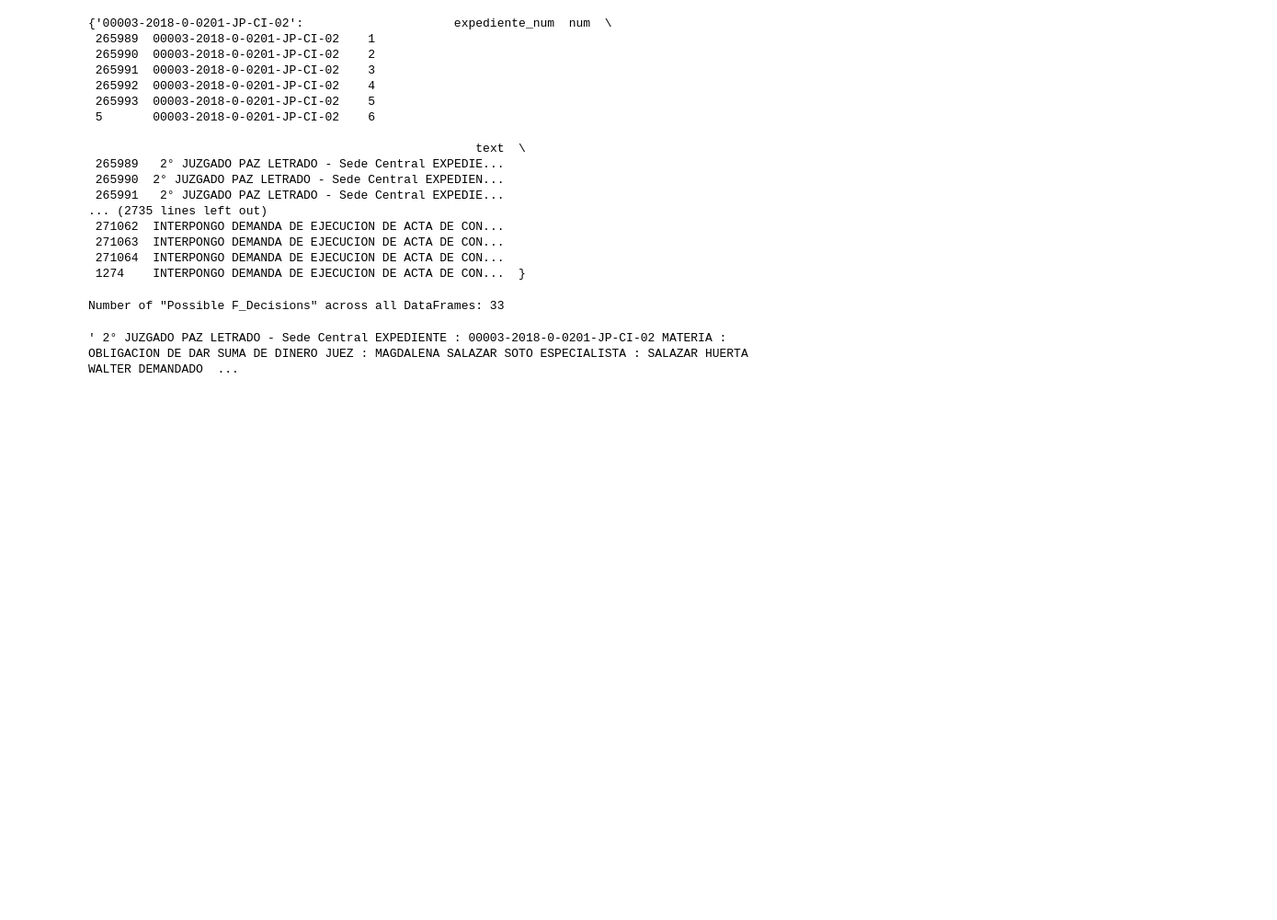
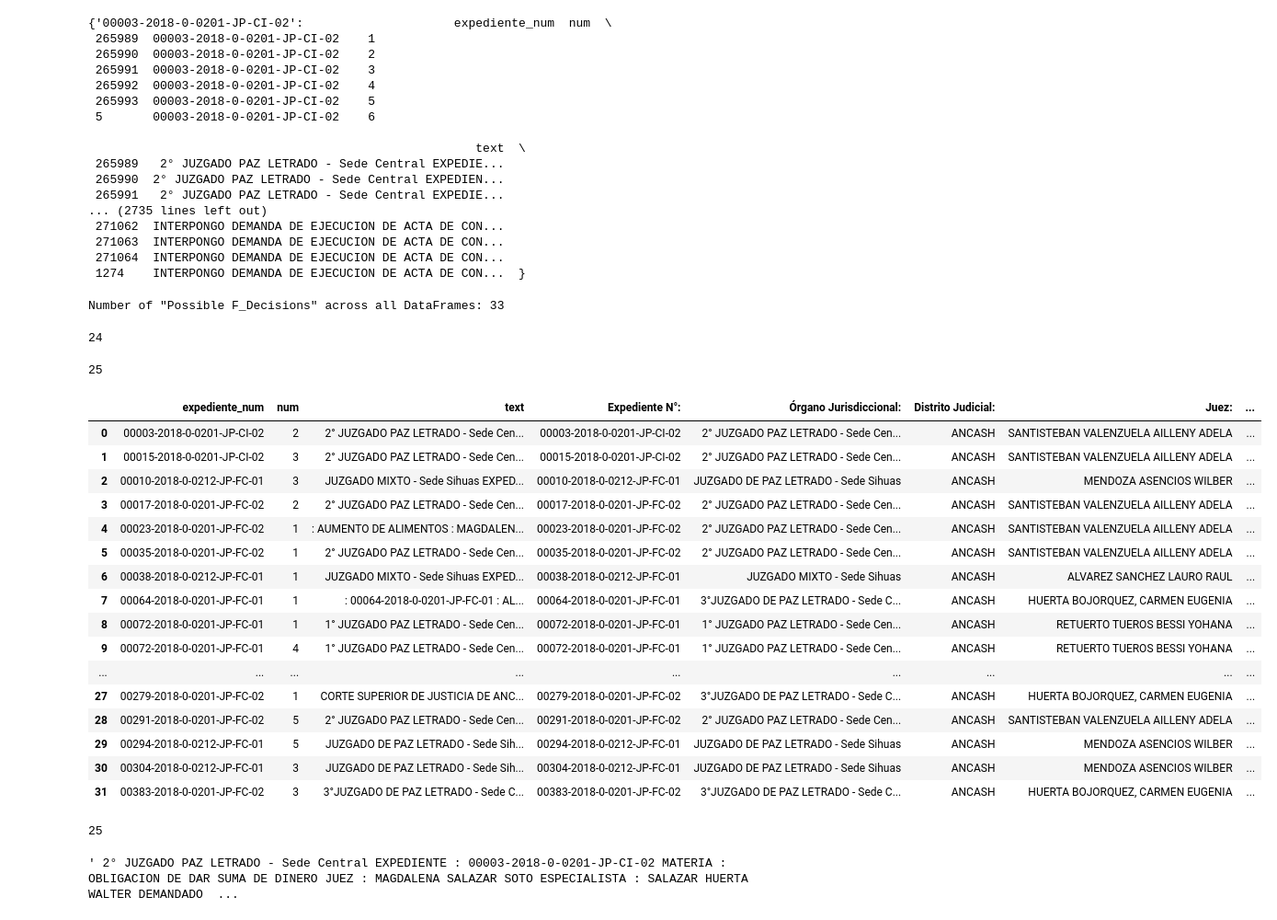
Before and after one commit to pmalca/datasets_iat_project, a Jupyter notebook: pre_step_and_final.ipynb, the cells around one changed output. Shown at 92% size. Drawn from its saved outputs; the diff is of its cells as text; code cells hidden in the pictures; blank space fills up the shorter version.

```diff
--- a/pre_step_and_final.ipynb
+++ b/pre_step_and_final.ipynb
@@ -186,3 +185,10 @@ result_df.to_excel(r'D:\Proyectos\daniel_peru\only_n_possible_f_decisions_df.xls
+# %%
+# Counting how many files do not have final decisions
+
+n_cases = result_df['expediente_num'].value_counts()
+len(n_cases)
+# %% [output]
+24
 # %%
 possible_f_decisions_df = pd.DataFrame()
 
@@ -194,6 +200,31 @@ for value, df in filtered_dataframes.items():
 # Reset the index of the new DataFrame
 possible_f_decisions_df = possible_f_decisions_df.reset_index(drop=True)
 possible_f_decisions_df.to_excel(r'D:\Proyectos\daniel_peru\possible_f_decisions_df.xlsx')
+# %%
+n_cases = possible_f_decisions_df['expediente_num'].value_counts()
+len(n_cases)
+# %% [output]
+25
+# %%
+possible_f_decisions_df
+# %% [output]
+|  | expediente_num | num | text | Expediente N°: | Órgano Jurisdiccional: | Distrito Judicial: | Juez: | ... |
+| 0 | 00003-2018-0-0201-JP-CI-02 | 2 | 2° JUZGADO PAZ LETRADO - Sede Cen... | 00003-2018-0-0201-JP-CI-02 | 2° JUZGADO PAZ LETRADO - Sede Cen... | ANCASH | SANTISTEBAN VALENZUELA AILLENY ADELA | ... |
+| 1 | 00015-2018-0-0201-JP-CI-02 | 3 | 2° JUZGADO PAZ LETRADO - Sede Cen... | 00015-2018-0-0201-JP-CI-02 | 2° JUZGADO PAZ LETRADO - Sede Cen... | ANCASH | SANTISTEBAN VALENZUELA AILLENY ADELA | ... |
+| 2 | 00010-2018-0-0212-JP-FC-01 | 3 | JUZGADO MIXTO - Sede Sihuas EXPED... | 00010-2018-0-0212-JP-FC-01 | JUZGADO DE PAZ LETRADO - Sede Sihuas | ANCASH | MENDOZA ASENCIOS WILBER | ... |
+| 3 | 00017-2018-0-0201-JP-FC-02 | 2 | 2° JUZGADO PAZ LETRADO - Sede Cen... | 00017-2018-0-0201-JP-FC-02 | 2° JUZGADO PAZ LETRADO - Sede Cen... | ANCASH | SANTISTEBAN VALENZUELA AILLENY ADELA | ... |
+| 4 | 00023-2018-0-0201-JP-FC-02 | 1 | : AUMENTO DE ALIMENTOS : MAGDALEN... | 00023-2018-0-0201-JP-FC-02 | 2° JUZGADO PAZ LETRADO - Sede Cen... | ANCASH | SANTISTEBAN VALENZUELA AILLENY ADELA | ... |
+| 5 | 00035-2018-0-0201-JP-FC-02 | 1 | 2° JUZGADO PAZ LETRADO - Sede Cen... | 00035-2018-0-0201-JP-FC-02 | 2° JUZGADO PAZ LETRADO - Sede Cen... | ANCASH | SANTISTEBAN VALENZUELA AILLENY ADELA | ... |
+| 6 | 00038-2018-0-0212-JP-FC-01 | 1 | JUZGADO MIXTO - Sede Sihuas EXPED... | 00038-2018-0-0212-JP-FC-01 | JUZGADO MIXTO - Sede Sihuas | ANCASH | ALVAREZ SANCHEZ LAURO RAUL | ... |
+| 7 | 00064-2018-0-0201-JP-FC-01 | 1 | : 00064-2018-0-0201-JP-FC-01 : AL... | 00064-2018-0-0201-JP-FC-01 | 3°JUZGADO DE PAZ LETRADO - Sede C... | ANCASH | HUERTA BOJORQUEZ, CARMEN EUGENIA | ... |
+| 8 | 00072-2018-0-0201-JP-FC-01 | 1 | 1° JUZGADO PAZ LETRADO - Sede Cen... | 00072-2018-0-0201-JP-FC-01 | 1° JUZGADO PAZ LETRADO - Sede Cen... | ANCASH | RETUERTO TUEROS BESSI YOHANA | ... |
+| 9 | 00072-2018-0-0201-JP-FC-01 | 4 | 1° JUZGADO PAZ LETRADO - Sede Cen... | 00072-2018-0-0201-JP-FC-01 | 1° JUZGADO PAZ LETRADO - Sede Cen... | ANCASH | RETUERTO TUEROS BESSI YOHANA | ... |
+| ... | ... | ... | ... | ... | ... | ... | ... | ... |
+| 27 | 00279-2018-0-0201-JP-FC-02 | 1 | CORTE SUPERIOR DE JUSTICIA DE ANC... | 00279-2018-0-0201-JP-FC-02 | 3°JUZGADO DE PAZ LETRADO - Sede C... | ANCASH | HUERTA BOJORQUEZ, CARMEN EUGENIA | ... |
+| 28 | 00291-2018-0-0201-JP-FC-02 | 5 | 2° JUZGADO PAZ LETRADO - Sede Cen... | 00291-2018-0-0201-JP-FC-02 | 2° JUZGADO PAZ LETRADO - Sede Cen... | ANCASH | SANTISTEBAN VALENZUELA AILLENY ADELA | ... |
+| 29 | 00294-2018-0-0212-JP-FC-01 | 5 | JUZGADO DE PAZ LETRADO - Sede Sih... | 00294-2018-0-0212-JP-FC-01 | JUZGADO DE PAZ LETRADO - Sede Sihuas | ANCASH | MENDOZA ASENCIOS WILBER | ... |
+| 30 | 00304-2018-0-0212-JP-FC-01 | 3 | JUZGADO DE PAZ LETRADO - Sede Sih... | 00304-2018-0-0212-JP-FC-01 | JUZGADO DE PAZ LETRADO - Sede Sihuas | ANCASH | MENDOZA ASENCIOS WILBER | ... |
+| 31 | 00383-2018-0-0201-JP-FC-02 | 3 | 3°JUZGADO DE PAZ LETRADO - Sede C... | 00383-2018-0-0201-JP-FC-02 | 3°JUZGADO DE PAZ LETRADO - Sede C... | ANCASH | HUERTA BOJORQUEZ, CARMEN EUGENIA | ... |
 # %%
 no_possible_f_decisions_df = pd.DataFrame()
 
@@ -203,6 +234,11 @@ for value, df in filtered_dataframes.items():
 
 no_possible_f_decisions_df = no_possible_f_decisions_df.reset_index(drop=True)
 # no_possible_f_decisions_df.to_excel(r'D:\Proyectos\daniel_peru\n_possible_f_decisions_df.xlsx')
+# %%
+n_cases = no_possible_f_decisions_df['expediente_num'].value_counts()
+len(n_cases)
+# %% [output]
+25
 # %%
 # Run an algorithm per case file
 # Extract the final decisions by a keyword approach.
```
Also changed, not shown: parts of 3 cells of this notebook, 4 other files.
